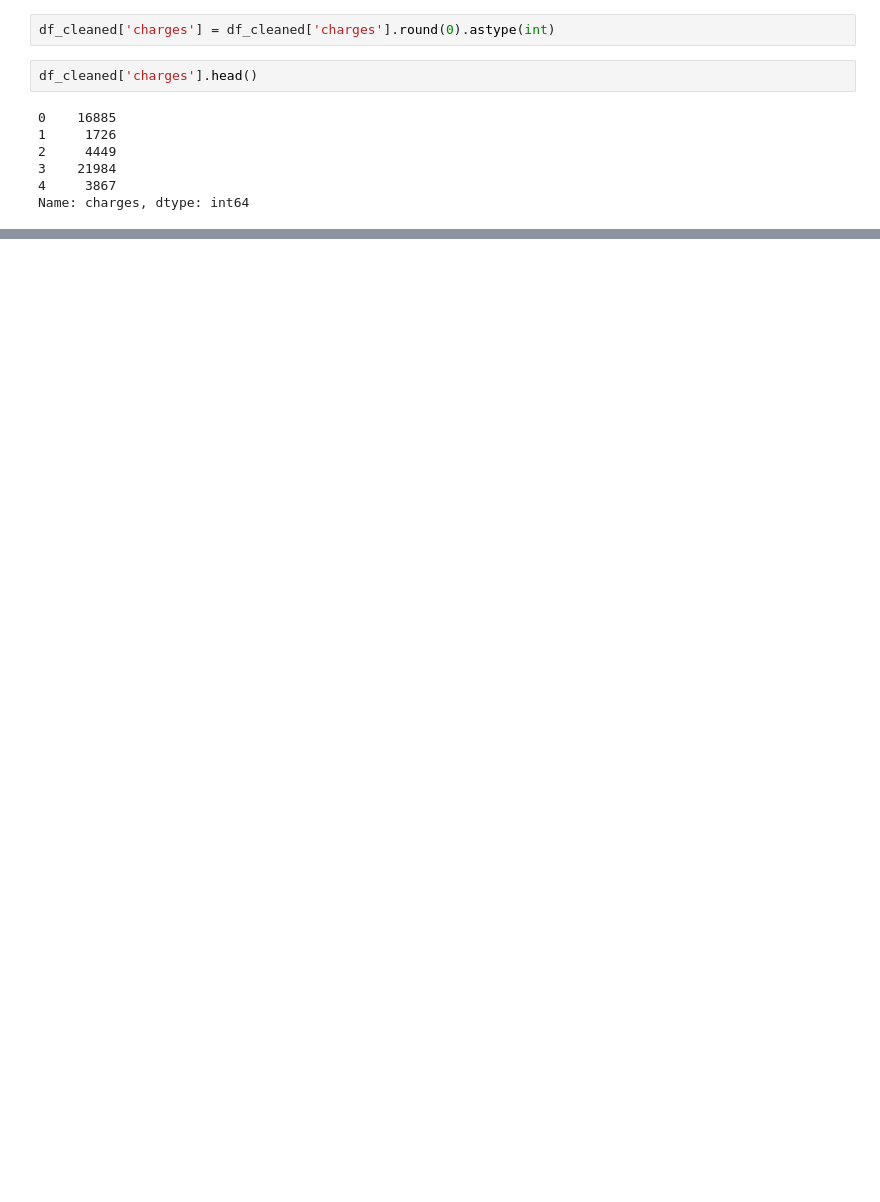
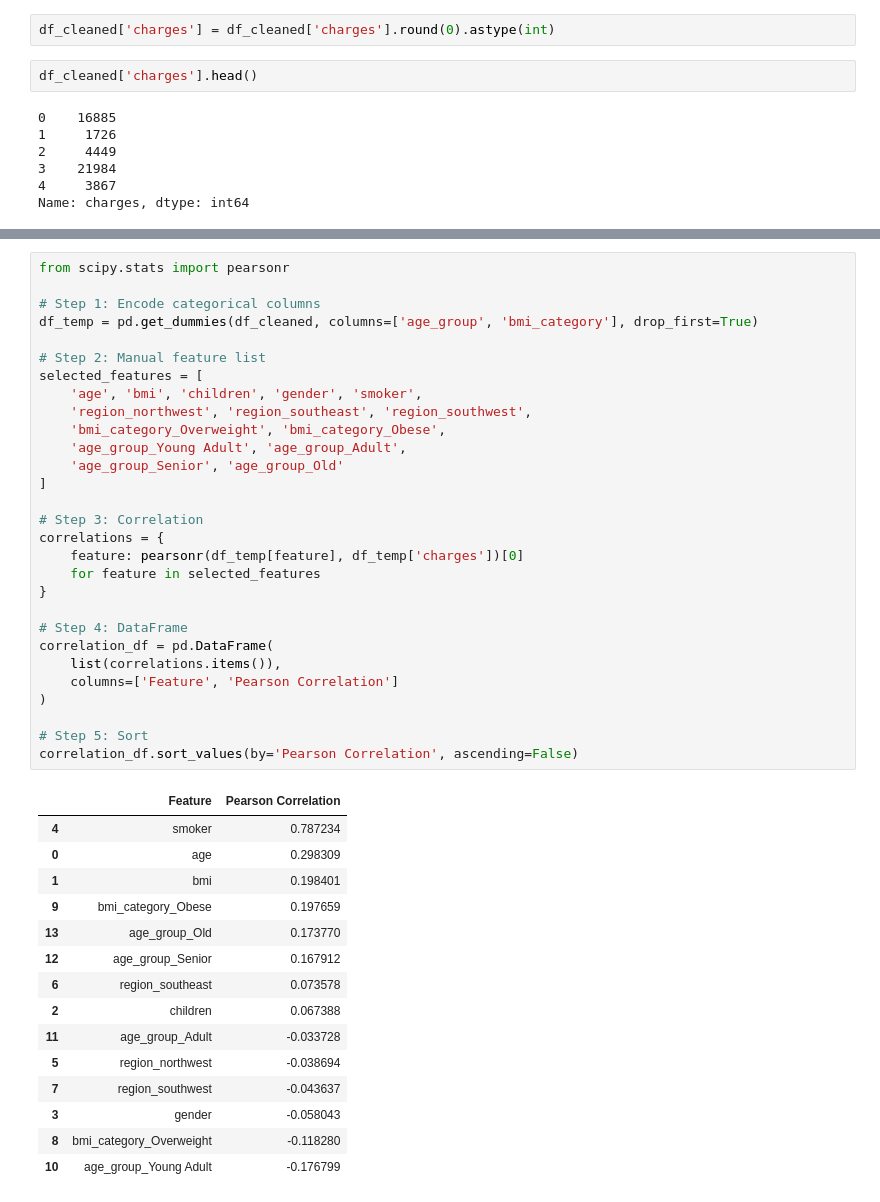
Before and after one commit to altafshaikh7/machine-learning, a Jupyter notebook: lectureNo1/learn1/insurance.ipynb, the cells around one changed output, grey strips where cells are left out. Drawn from its saved outputs; the diff is of its cells as text; blank space fills up the shorter version.

```diff
--- a/lectureNo1/learn1/insurance.ipynb
+++ b/lectureNo1/learn1/insurance.ipynb
@@ -666,0 +671,45 @@ df_cleaned
+# %%
+from scipy.stats import pearsonr
+
+# Step 1: Encode categorical columns
+df_temp = pd.get_dummies(df_cleaned, columns=['age_group', 'bmi_category'], drop_first=True)
+
+# Step 2: Manual feature list
+selected_features = [
+    'age', 'bmi', 'children', 'gender', 'smoker',
+    'region_northwest', 'region_southeast', 'region_southwest',
+    'bmi_category_Overweight', 'bmi_category_Obese',
+    'age_group_Young Adult', 'age_group_Adult',
+    'age_group_Senior', 'age_group_Old'
+]
+
+# Step 3: Correlation
+correlations = {
+    feature: pearsonr(df_temp[feature], df_temp['charges'])[0]
+    for feature in selected_features
+}
+
+# Step 4: DataFrame
+correlation_df = pd.DataFrame(
+    list(correlations.items()),
+    columns=['Feature', 'Pearson Correlation']
+)
+
+# Step 5: Sort
+correlation_df.sort_values(by='Pearson Correlation', ascending=False)
+# %% [output]
+|  | Feature | Pearson Correlation |
+| 4 | smoker | 0.787234 |
+| 0 | age | 0.298309 |
+| 1 | bmi | 0.198401 |
+| 9 | bmi_category_Obese | 0.197659 |
+| 13 | age_group_Old | 0.173770 |
+| 12 | age_group_Senior | 0.167912 |
+| 6 | region_southeast | 0.073578 |
+| 2 | children | 0.067388 |
+| 11 | age_group_Adult | -0.033728 |
+| 5 | region_northwest | -0.038694 |
+| 7 | region_southwest | -0.043637 |
+| 3 | gender | -0.058043 |
+| 8 | bmi_category_Overweight | -0.118280 |
+| 10 | age_group_Young Adult | -0.176799 |
```
Also changed, not shown: parts of 36 cells of this notebook.
